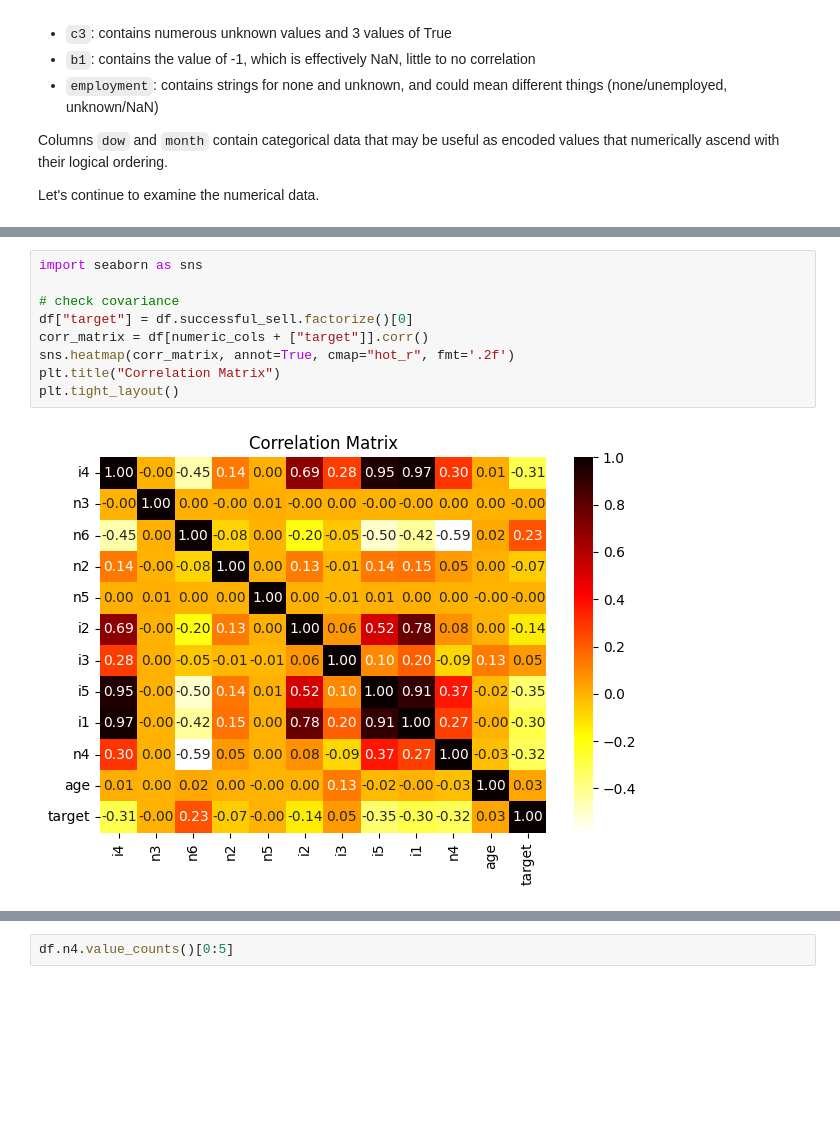
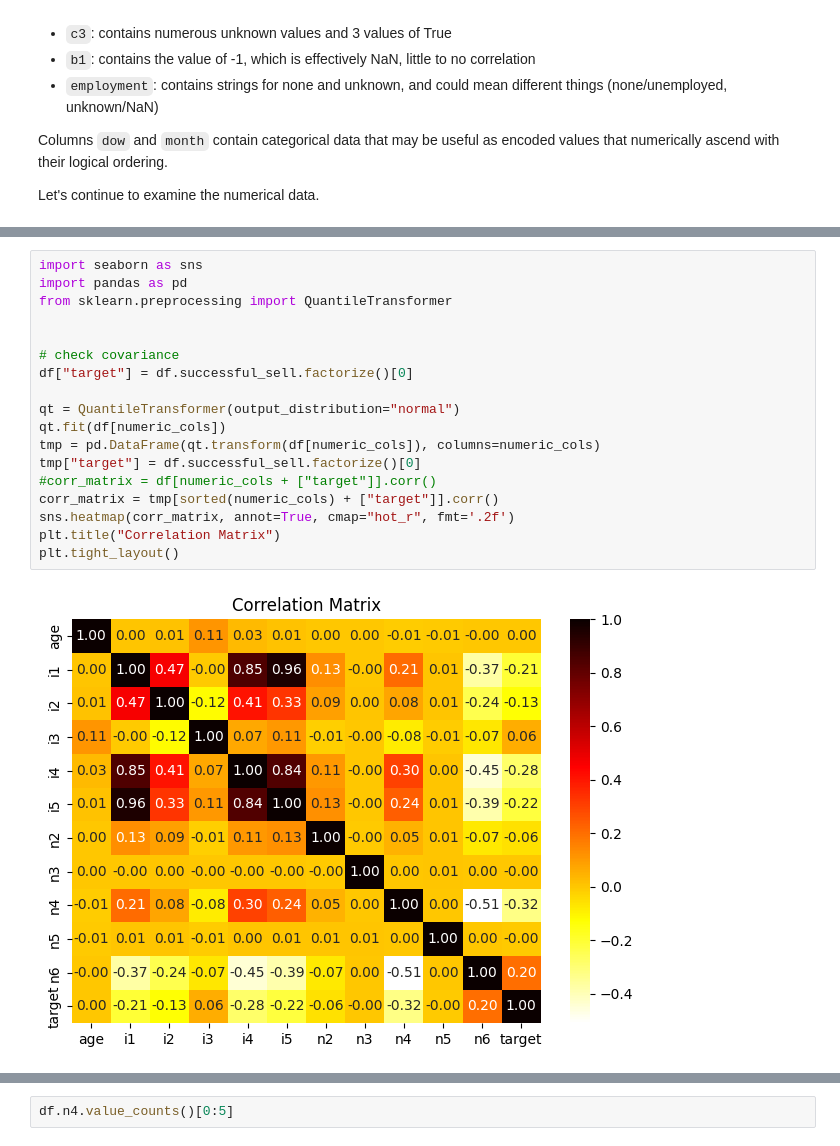
Before and after one commit to dleemiller/phdata-challenge, a Jupyter notebook: Exploratory_Analysis.ipynb, the cells around one changed output, grey strips where cells are left out. Cells and saved outputs as stored; diff of their text form; blank space fills up the shorter version.

```diff
--- a/Exploratory_Analysis.ipynb
+++ b/Exploratory_Analysis.ipynb
@@ -203,14 +211,23 @@ plt.tight_layout()
 # %%
 import seaborn as sns
+import pandas as pd
+from sklearn.preprocessing import QuantileTransformer
+
 
 # check covariance
 df["target"] = df.successful_sell.factorize()[0]
-corr_matrix = df[numeric_cols + ["target"]].corr()
+
+qt = QuantileTransformer(output_distribution="normal")
+qt.fit(df[numeric_cols])
+tmp = pd.DataFrame(qt.transform(df[numeric_cols]), columns=numeric_cols)
+tmp["target"] = df.successful_sell.factorize()[0]
+#corr_matrix = df[numeric_cols + ["target"]].corr()
+corr_matrix = tmp[sorted(numeric_cols) + ["target"]].corr()
 sns.heatmap(corr_matrix, annot=True, cmap="hot_r", fmt='.2f')
 plt.title("Correlation Matrix")
 plt.tight_layout()
 # %% [output]
-[figure, old version]
+[figure, new version]
 # %%
 import numpy as np
 
```
Also changed, not shown: parts of 11 cells of this notebook, 10 other files.
